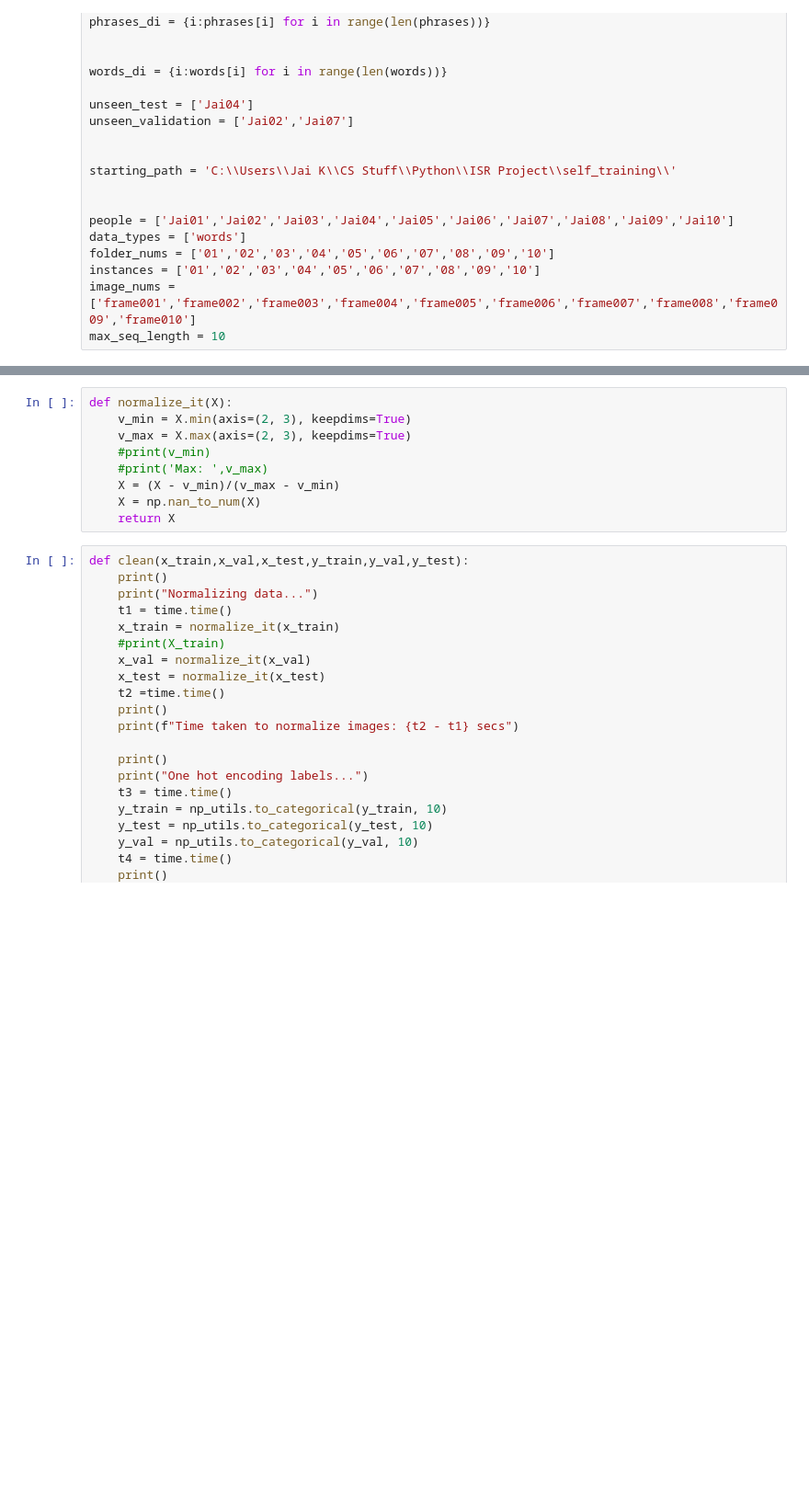
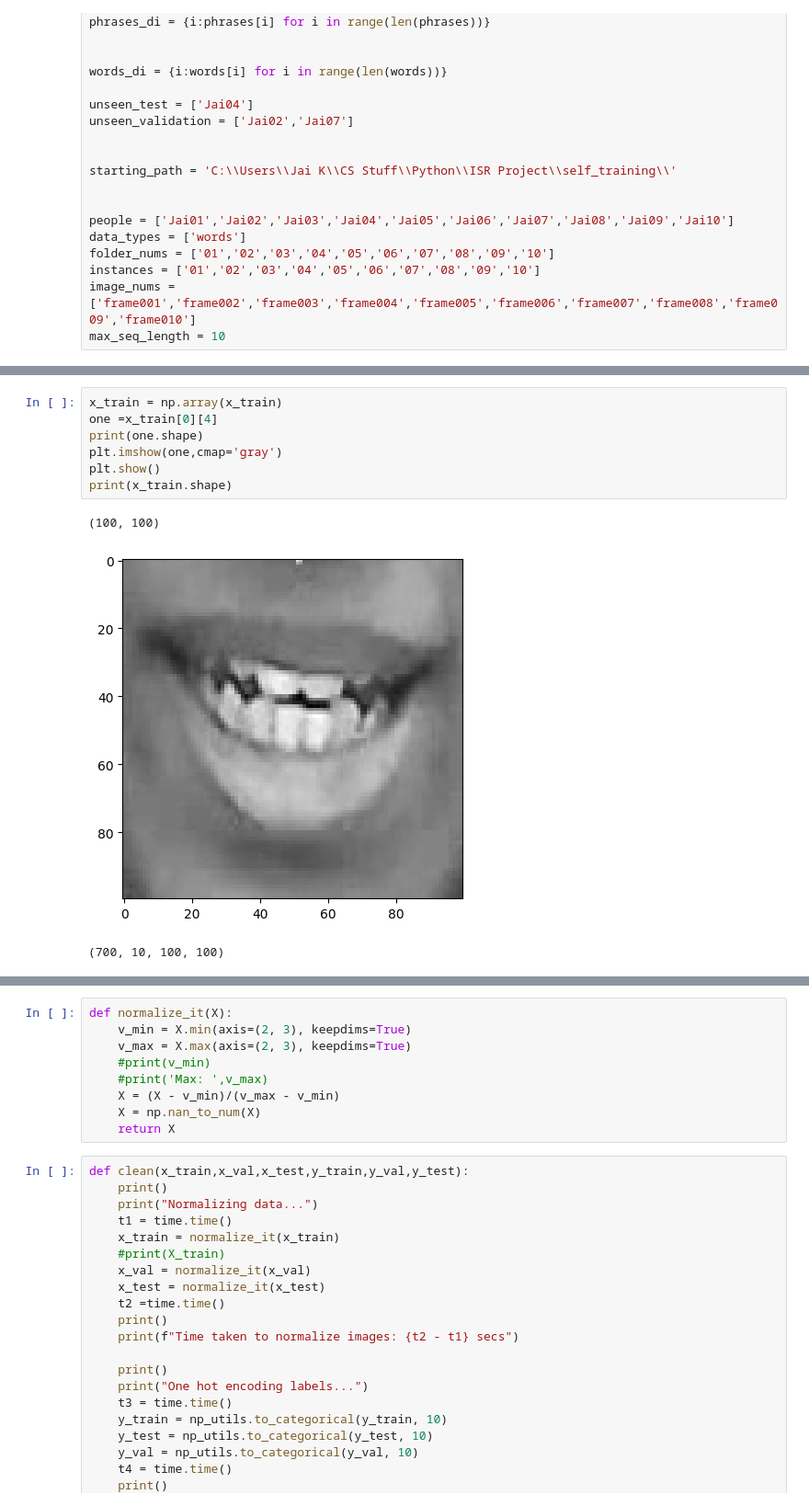
Before and after one commit to jkash25/ISR-Project-Lipreading-Code, a Jupyter notebook: selfTraining.ipynb, the cells around one changed output, grey strips where cells are left out. Shown: that part at 92% size. Cells and saved outputs as stored; diff of their text form; blank space fills up the shorter version.

```diff
--- a/selfTraining.ipynb
+++ b/selfTraining.ipynb
@@ -96,3 +112,14 @@ crop_and_save()
+# %%
+x_train = np.array(x_train)
+one =x_train[0][4]
+print(one.shape)
+plt.imshow(one,cmap='gray')
+plt.show()
+print(x_train.shape)
+# %% [output]
+(100, 100)
+[figure, added]
+(700, 10, 100, 100)
 # %%
 x_train = np.array(x_train)
 x_test = np.array(x_test)
```
Also changed, not shown: parts of 13 cells of this notebook, 5 other files.
